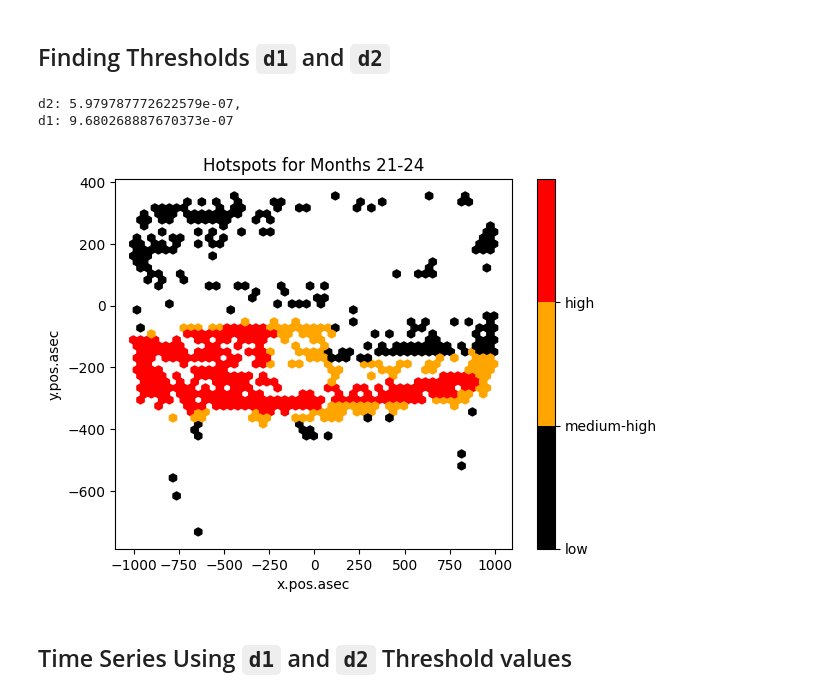
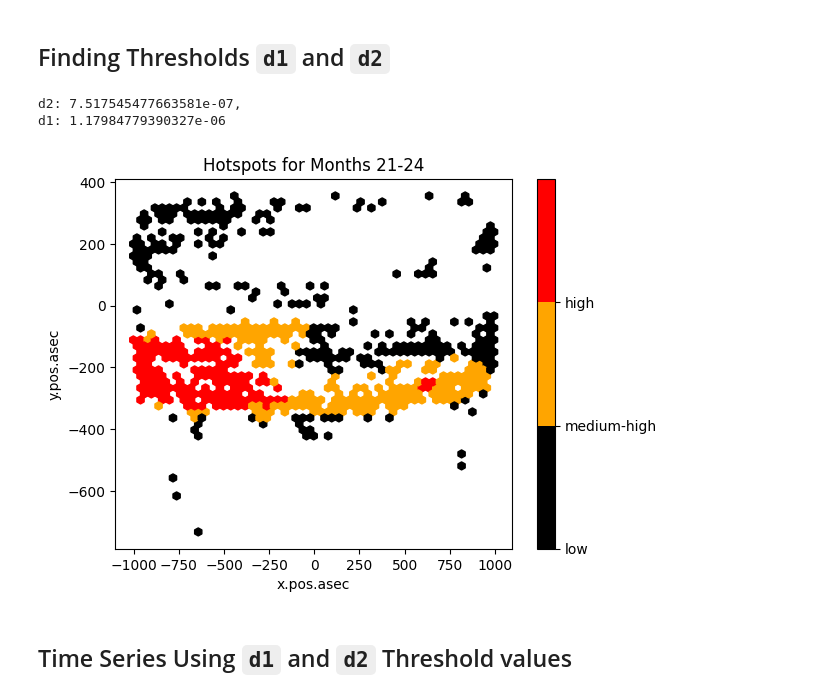
Before and after one commit to bsanchezhtx/helios-group-project, a Jupyter notebook: task2.ipynb, the cells around one changed output. Drawn from its saved outputs; the diff is of its cells as text; code cells hidden in the pictures.

```diff
--- a/task2.ipynb
+++ b/task2.ipynb
@@ -95,8 +95,8 @@ def thresholds(data):
     for set in data:
         # append the potential threshold values to the ticks list
         # a level value of [0, 0.25, 0.5, 0.75, 1] will return 5 intensity values where each
-        # corresponds with a probability mass of 0%, 25%, and so on
-        ticks.append(helios.intensity_estimation_frequency(data=set, plot=True, thresh=True, levels=[0, 0.25, 0.5, 0.80, 1]))
+        # corresponds with a probability mass of 20%, 50%, and so on
+        ticks.append(helios.intensity_estimation_frequency(data=set, plot=True, thresh=True, levels=[0.2, 0.50, 0.65, 0.90, 1]))
 
     # numpy mean will get the element-wise mean for all the potential threshold values
     # from here, we can select the d1 and d2 threshold values from this list, like t[2] for the med
@@ -132,36 +132,36 @@ def hotspots(data, d2, d1):
     x = data['x.pos.asec'].values.flatten()
     y = data['y.pos.asec'].values.flatten()
     c = data['intensity.class'].values.flatten()
 
     plt.figure()
     plt.hexbin(x=x, y=y, C=c, cmap=matplotlib.colors.ListedColormap(colors), gridsize=50)
     cb = plt.colorbar()
     loc = np.arange(0,max(c),max(c)/float(len(colors)))
     cb.set_ticks(loc)
     cb.set_ticklabels(hotspot_type)
     plt.xlabel('x.pos.asec')
     plt.ylabel('y.pos.asec')
     plt.title(f"Hotspots for Months {data['month'].min()}-{data['month'].max()}")
     date_range = f"{data['year'].iloc[0]}_{data['month'].min()}-{data['month'].max()}"
     plt.savefig(f"./output/hotspots_{date_range}.png")
     plt.show()
 
 # example usage
 
 # getting the threshold values for the 11 subsets in the 2004-2005 data
 d2, d1 = thresholds(dfs)
 
 print(f"d2: {d2}, \nd1: {d1}")
 
 # taking a subset of data (months 21-24)
 flares = dfs[-1]
 
 # getting the hotspots for this subset
 hotspots(flares, d2, d1)
 # %% [output]
-d2: 5.979787772622579e-07,
-d1: 9.680268887670373e-07
+d2: 7.517545477663581e-07,
+d1: 1.17984779390327e-06
-[figure, old version]
+[figure, new version]
 # %% [markdown]
 ## Time Series Using `d1` and `d2` Threshold values
 # %%
```
Also changed, not shown: parts of 2 cells of this notebook, 4 other files.
